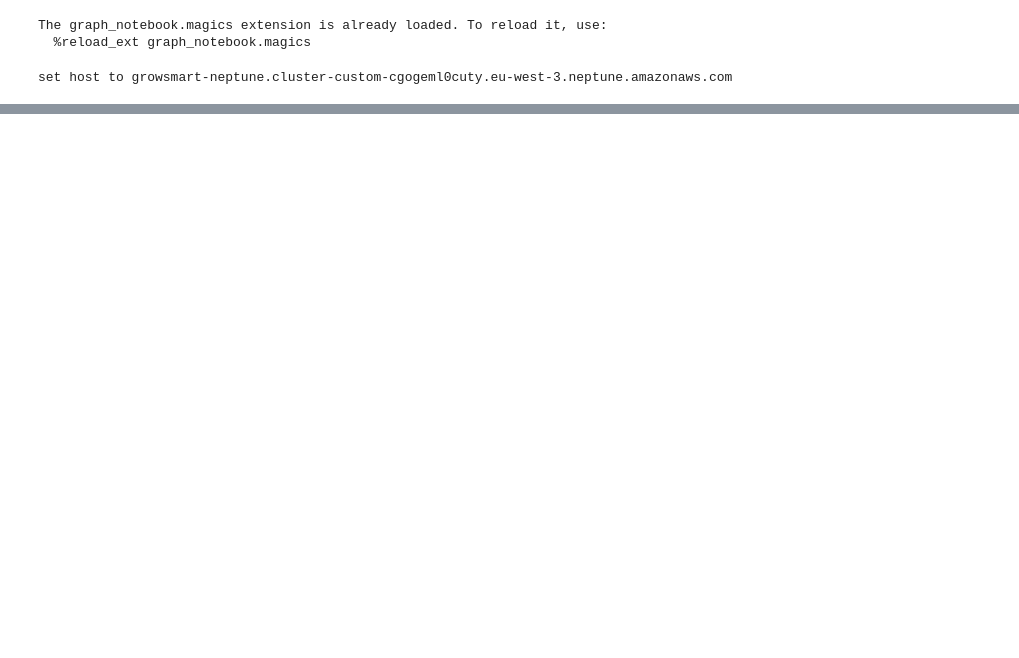
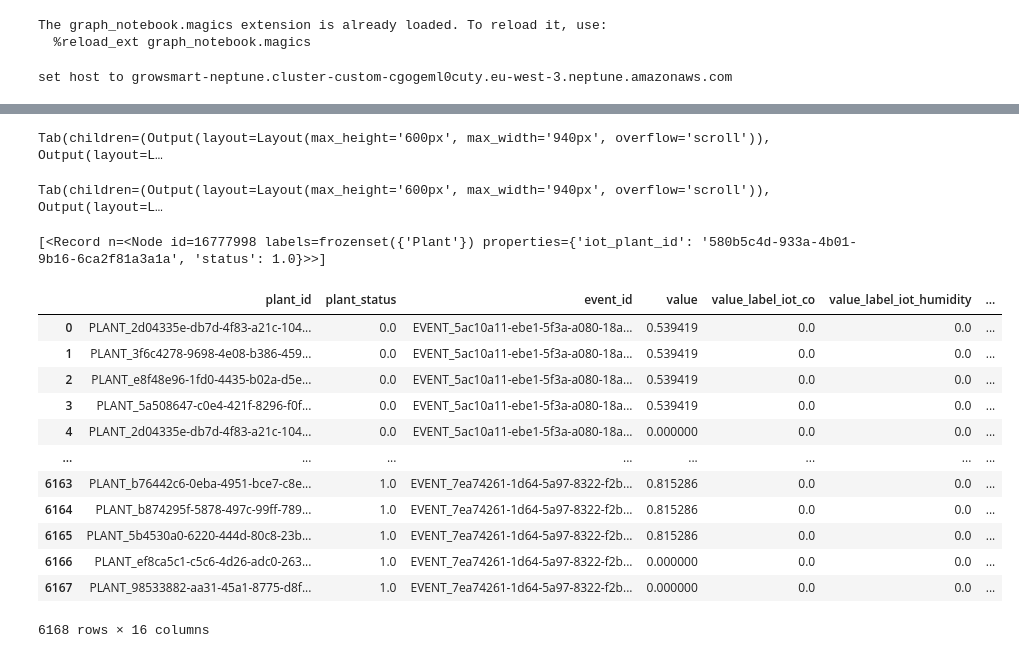
Before and after one commit to Action52/GrowSmart, a Jupyter notebook: notebooks/Graph Machine Learning Model Proof of Concept.ipynb, the cells around one changed output, grey strips where cells are left out. Saved outputs shown, nothing was run; the diff lists cells and outputs as text; code cells hidden in the pictures; blank space fills up the shorter version.

```diff
--- a/notebooks/Graph Machine Learning Model Proof of Concept.ipynb
+++ b/notebooks/Graph Machine Learning Model Proof of Concept.ipynb
@@ -19 +37,9 @@ import numpy as np
+# %%
+uri = "bolt://growsmart-neptune.cluster-custom-cgogeml0cuty.eu-west-3.neptune.amazonaws.com:8182"
+driver = GraphDatabase.driver(uri, auth=("username", "password"), encrypted=True)
+# %%
+def run_query(query, parameters=None):
+    with driver.session() as session:
+        result = session.run(query, parameters)
+        return [record for record in result]
 # %% [markdown]
@@ -43,0 +64,72 @@ edges_tuples[:5]
+# %%
+%%oc --store-to labels
+
+MATCH (n)
+WITH labels(n)[0] AS lbl
+RETURN DISTINCT lbl
+# %% [output]
+Tab(children=(Output(layout=Layout(max_height='600px', max_width='940px', overflow='scroll')), Output(layout=L…
+# %%
+%%oc --store-to labels_edge
+MATCH (n)-[e]->(m)
+WITH type(e) as lbl
+RETURN DISTINCT lbl
+# %% [output]
+Tab(children=(Output(layout=Layout(max_height='600px', max_width='940px', overflow='scroll')), Output(layout=L…
+# %%
+run_query("MATCH (n) RETURN n LIMIT 1")
+# %% [output]
+[<Record n=<Node id=16777998 labels=frozenset({'Plant'}) properties={'iot_plant_id': '580b5c4d-933a-4b01-9b16-6ca2f81a3a1a', 'status': 1.0}>>]
+# %%
+def get_nodess_v2():
+    def get_nodes():
+        query = f"""
+            MATCH (p:Plant)<-[m:MEASURES]-(s:Sensor)-[r:REGISTERS]->(e:Event)-[c:CONTAINS]->(sd)
+            WITH p, m, s, r, e, c, sd
+            WHERE sd['value'] IS NOT NULL AND labels(sd)[0] <> 'iot_light' AND labels(sd)[0] <> 'iot_motion'
+            RETURN ID(p) AS plant_id, p['status'] AS plant_status, ID(e) AS event_id, sd['value'] AS value, labels(sd)[0] AS value_label
+        """
+        result = run_query(query)
+        data = []
+        label = None
+        for record in result:
+            row = dict(record)
+            data.append(row)
+        df = pd.DataFrame(data)
+        stream = io.StringIO()
+        df.to_csv(stream, index=False)
+        stream.seek(0)
+        df = pd.read_csv(stream)
+        stream.close()
+        return df
+    node_dfs = get_nodes()
+    node_dfs = node_dfs.reset_index(drop=True)
+    grouped = node_dfs.groupby("value_label")
+    groups = []
+    scaler = MinMaxScaler()
+    node_dfs['value'] = grouped['value'].transform(lambda x: scaler.fit_transform(x.values.reshape(-1, 1)).flatten())
+    one_hot = OneHotEncoder(sparse=False)
+    encoded = one_hot.fit_transform(node_dfs['value_label'].values.reshape(-1, 1))
+    one_hot_df = pd.DataFrame(encoded, columns=one_hot.get_feature_names_out(['value_label']))
+    node_dfs = pd.concat([node_dfs.drop('value_label', axis=1), one_hot_df], axis=1)
+    cols = node_dfs.columns
+    return node_dfs
+
+
+nodes_df2 = get_nodess_v2()
+node_indices = {id: i for i, id in enumerate(nodes_df2['plant_id'])}
+nodes_df2
+# %% [output]
+|  | plant_id | plant_status | event_id | value | value_label_iot_co | value_label_iot_humidity | ... |
+| 0 | PLANT_2d04335e-db7d-4f83-a21c-104... | 0.0 | EVENT_5ac10a11-ebe1-5f3a-a080-18a... | 0.539419 | 0.0 | 0.0 | ... |
+| 1 | PLANT_3f6c4278-9698-4e08-b386-459... | 0.0 | EVENT_5ac10a11-ebe1-5f3a-a080-18a... | 0.539419 | 0.0 | 0.0 | ... |
+| 2 | PLANT_e8f48e96-1fd0-4435-b02a-d5e... | 0.0 | EVENT_5ac10a11-ebe1-5f3a-a080-18a... | 0.539419 | 0.0 | 0.0 | ... |
+| 3 | PLANT_5a508647-c0e4-421f-8296-f0f... | 0.0 | EVENT_5ac10a11-ebe1-5f3a-a080-18a... | 0.539419 | 0.0 | 0.0 | ... |
+| 4 | PLANT_2d04335e-db7d-4f83-a21c-104... | 0.0 | EVENT_5ac10a11-ebe1-5f3a-a080-18a... | 0.000000 | 0.0 | 0.0 | ... |
+| ... | ... | ... | ... | ... | ... | ... | ... |
+| 6163 | PLANT_b76442c6-0eba-4951-bce7-c8e... | 1.0 | EVENT_7ea74261-1d64-5a97-8322-f2b... | 0.815286 | 0.0 | 0.0 | ... |
+| 6164 | PLANT_b874295f-5878-497c-99ff-789... | 1.0 | EVENT_7ea74261-1d64-5a97-8322-f2b... | 0.815286 | 0.0 | 0.0 | ... |
+| 6165 | PLANT_5b4530a0-6220-444d-80c8-23b... | 1.0 | EVENT_7ea74261-1d64-5a97-8322-f2b... | 0.815286 | 0.0 | 0.0 | ... |
+| 6166 | PLANT_ef8ca5c1-c5c6-4d26-adc0-263... | 1.0 | EVENT_7ea74261-1d64-5a97-8322-f2b... | 0.000000 | 0.0 | 0.0 | ... |
+| 6167 | PLANT_98533882-aa31-45a1-8775-d8f... | 1.0 | EVENT_7ea74261-1d64-5a97-8322-f2b... | 0.000000 | 0.0 | 0.0 | ... |
+6168 rows × 16 columns
```
Also changed, not shown: parts of 21 cells of this notebook, 3 other files.
